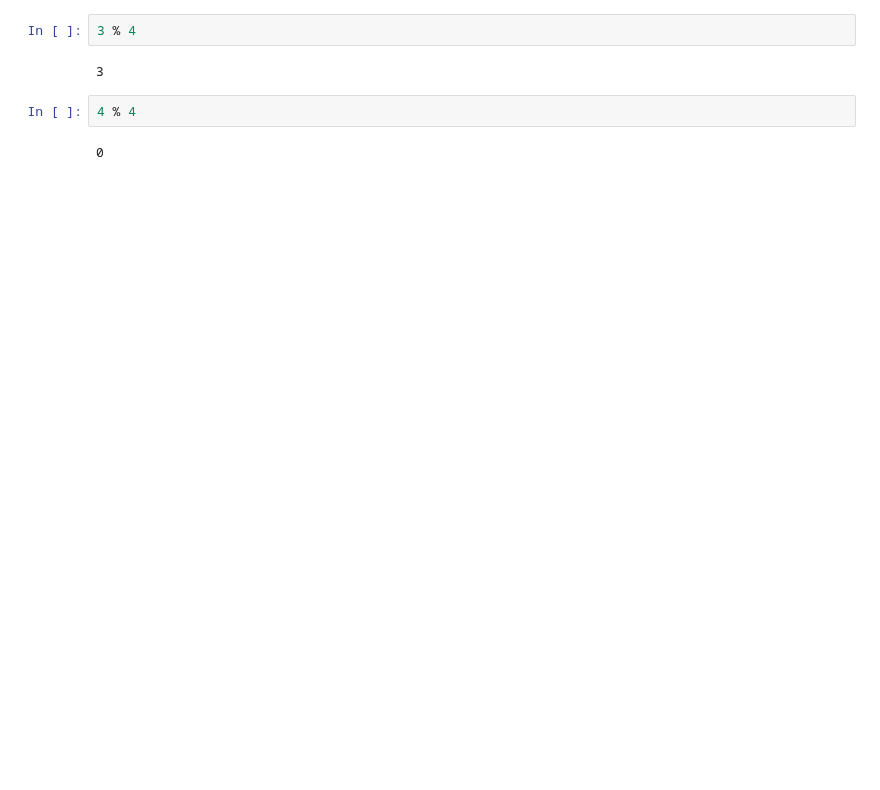
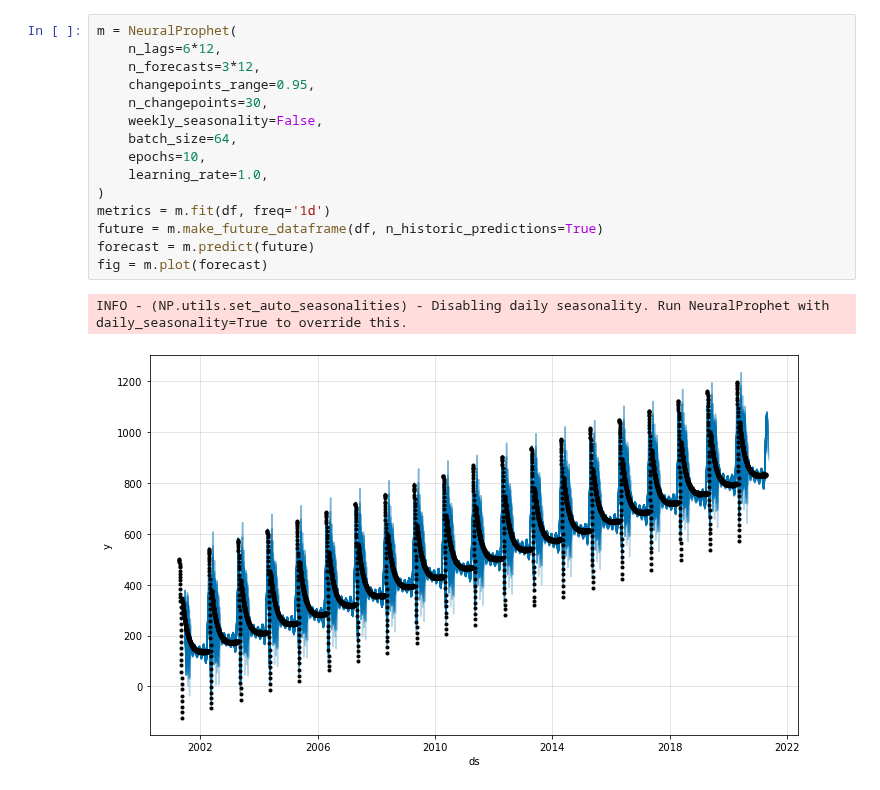
Before and after one commit to ourownstory/neural_prophet, a Jupyter notebook: example_notebooks/syntheticdata.ipynb, the cells around one changed output. Drawn from its saved outputs; the diff is of its cells as text; blank space fills up the shorter version.

```diff
--- a/example_notebooks/syntheticdata.ipynb
+++ b/example_notebooks/syntheticdata.ipynb
@@ -73,10 +117,20 @@ plt.show()
 # %%
-3 % 4
+m = NeuralProphet(
+    n_lags=6*12,
+    n_forecasts=3*12,
+    changepoints_range=0.95,
+    n_changepoints=30,
+    weekly_seasonality=False,
+    batch_size=64,
+    epochs=10,
+    learning_rate=1.0,
+)
+metrics = m.fit(df, freq='1d')
+future = m.make_future_dataframe(df, n_historic_predictions=True)
+forecast = m.predict(future)
+fig = m.plot(forecast)
 # %% [output]
-3
+INFO - (NP.utils.set_auto_seasonalities) - Disabling daily seasonality. Run NeuralProphet with daily_seasonality=True to override this.
+[figure, added]
-# %%
-4 % 4
-# %% [output]
-0
 # %%
 5 % 4
```
Also changed, not shown: parts of 9 cells of this notebook, 1 other file.
